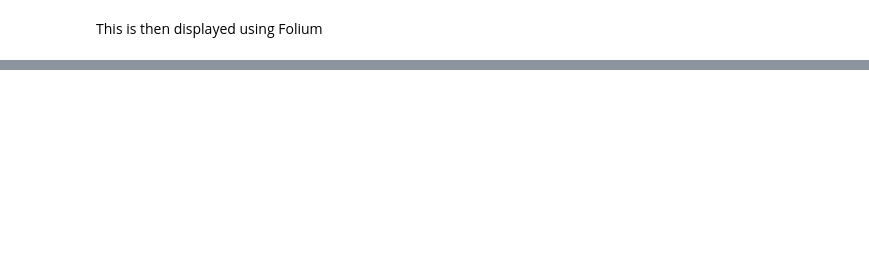
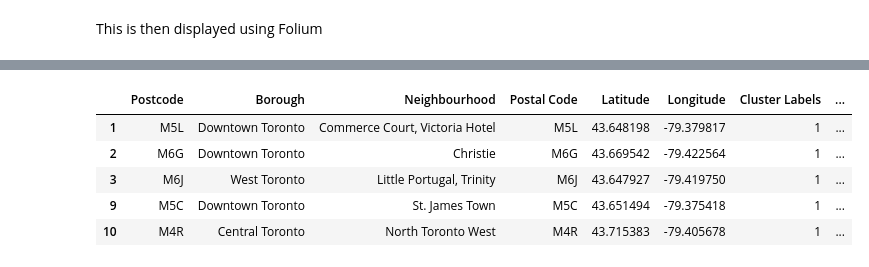
Before and after one commit to TobGerken/ADS_CS, a Jupyter notebook: Toronto_Sementation.ipynb, the cells around one changed output, grey strips where cells are left out. Cells and saved outputs as stored; diff of their text form; code cells hidden in the pictures; blank space fills up the shorter version.

```diff
--- a/Toronto_Sementation.ipynb
+++ b/Toronto_Sementation.ipynb
@@ -255,2 +258,11 @@ map_clusters
 # %% [output]
 [interactive output not drawn]
+# %%
+Toronto_merged.loc[Toronto_merged['Cluster Labels'] == 1,:].head()
+# %% [output]
+|  | Postcode | Borough | Neighbourhood | Postal Code | Latitude | Longitude | Cluster Labels | ... |
+| 1 | M5L | Downtown Toronto | Commerce Court, Victoria Hotel | M5L | 43.648198 | -79.379817 | 1 | ... |
+| 2 | M6G | Downtown Toronto | Christie | M6G | 43.669542 | -79.422564 | 1 | ... |
+| 3 | M6J | West Toronto | Little Portugal, Trinity | M6J | 43.647927 | -79.419750 | 1 | ... |
+| 9 | M5C | Downtown Toronto | St. James Town | M5C | 43.651494 | -79.375418 | 1 | ... |
+| 10 | M4R | Central Toronto | North Toronto West | M4R | 43.715383 | -79.405678 | 1 | ... |
```
Also changed, not shown: parts of 8 cells of this notebook.
